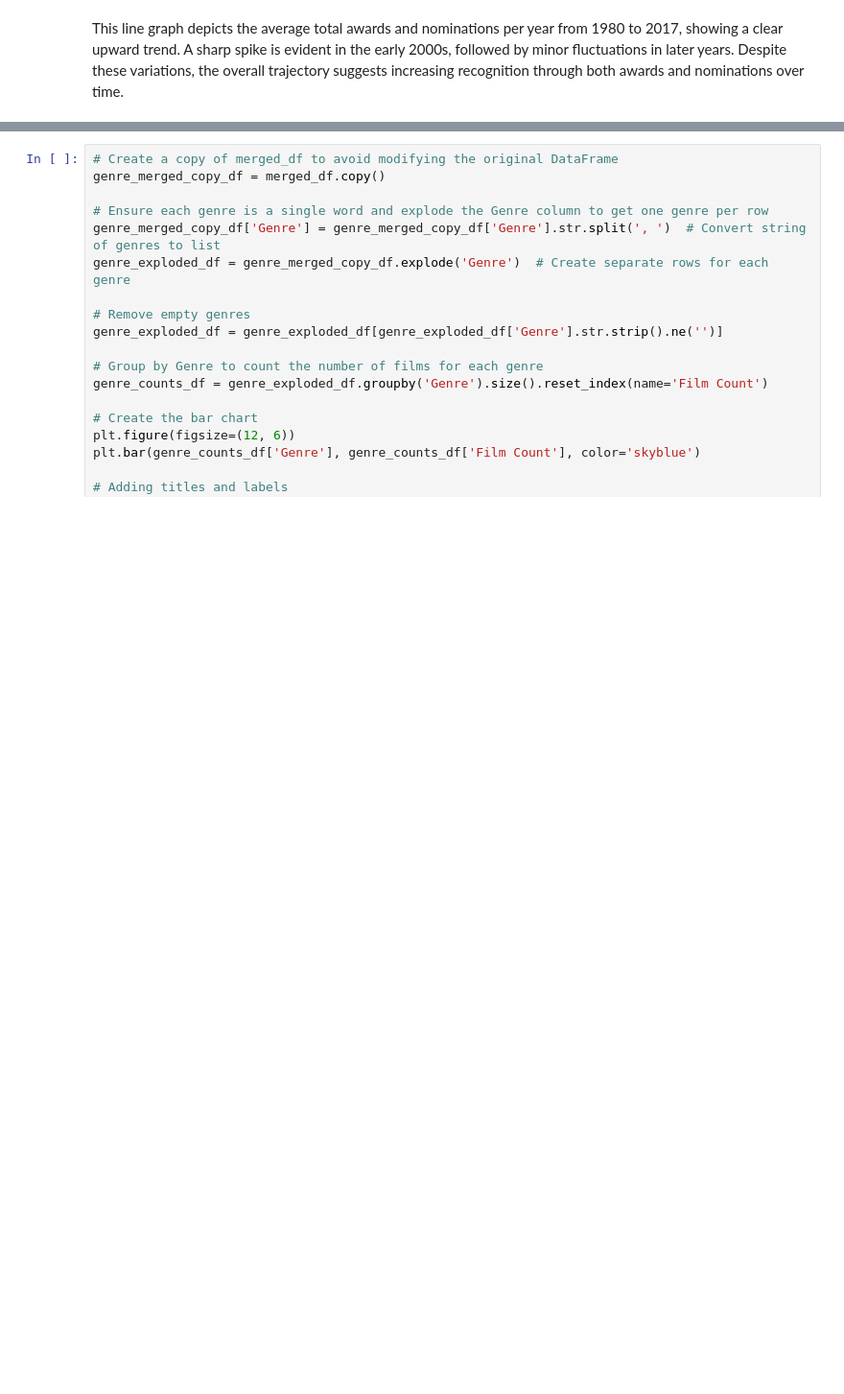
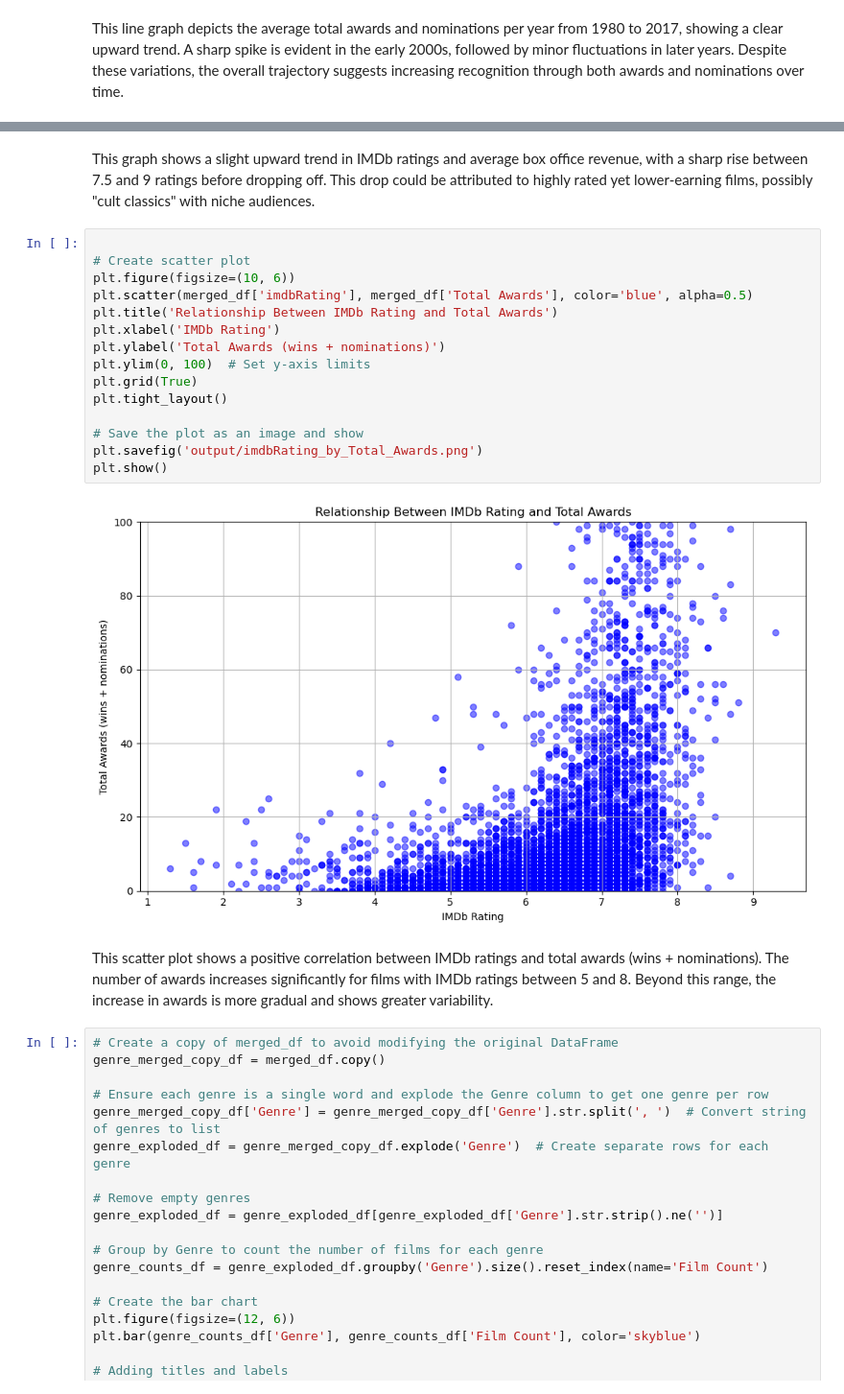
Before and after one commit to TomSull222/BCS-Project-1, a Jupyter notebook: main.ipynb, the cells around one changed output, grey strips where cells are left out. Shown at 96% size. Cells and saved outputs as stored; diff of their text form; blank space fills up the shorter version.

```diff
--- a/main.ipynb
+++ b/main.ipynb
@@ -422,3 +451,24 @@ This line graph depicts the average total awards and nominations per year from 1
+# %% [markdown]
+This graph shows a slight upward trend in IMDb ratings and average box office revenue, with a sharp rise between 7.5 and 9 ratings before dropping off. This drop could be attributed to highly rated yet lower-earning films, possibly "cult classics" with niche audiences.
+# %%
+
+# Create scatter plot
+plt.figure(figsize=(10, 6))
+plt.scatter(merged_df['imdbRating'], merged_df['Total Awards'], color='blue', alpha=0.5)
+plt.title('Relationship Between IMDb Rating and Total Awards')
+plt.xlabel('IMDb Rating')
+plt.ylabel('Total Awards (wins + nominations)')
+plt.ylim(0, 100)  # Set y-axis limits
+plt.grid(True)
+plt.tight_layout()
+
+# Save the plot as an image and show
+plt.savefig('output/imdbRating_by_Total_Awards.png')
+plt.show()
+# %% [output]
+[figure, added]
+# %% [markdown]
+This scatter plot shows a positive correlation between IMDb ratings and total awards (wins + nominations). The number of awards increases significantly for films with IMDb ratings between 5 and 8. Beyond this range, the increase in awards is more gradual and shows greater variability.
 # %%
 # Create a copy of merged_df to avoid modifying the original DataFrame
 genre_merged_copy_df = merged_df.copy()
```
Also changed, not shown: parts of 5 cells of this notebook, 3 other files.
